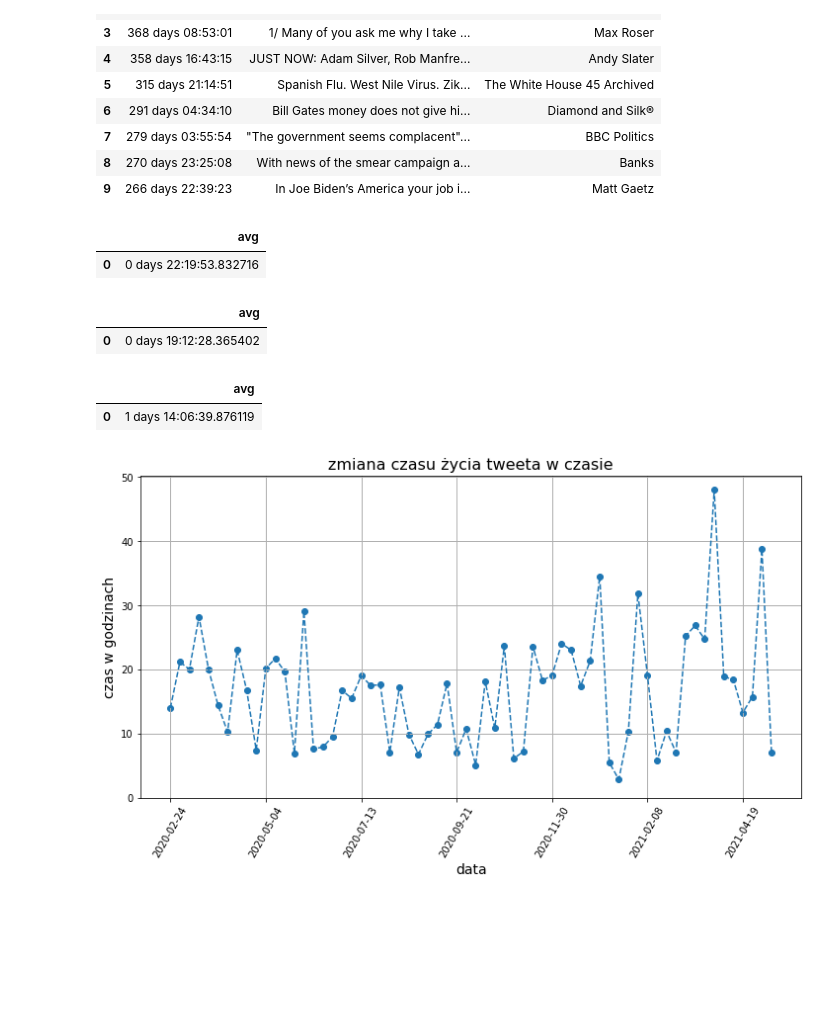
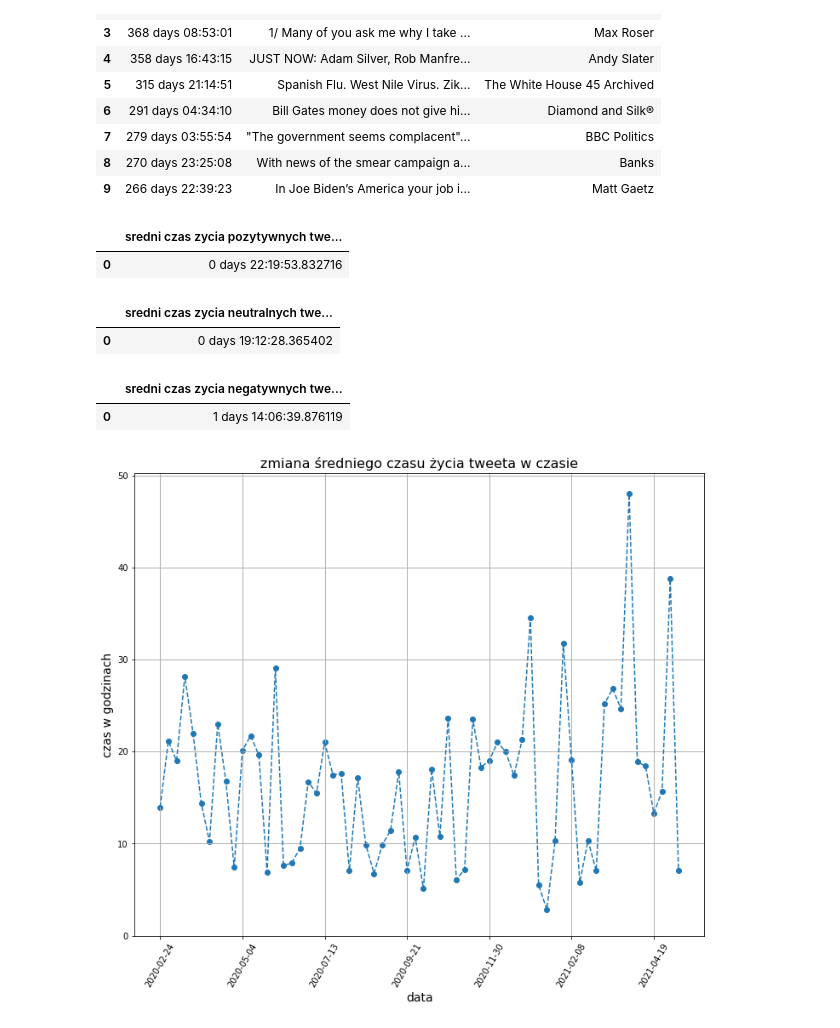
Before and after one commit to piaskowyk/twitter-posts-analysis, a Jupyter notebook: notebooks/czas_zycia.ipynb, the cells around one changed output. Cells and saved outputs as stored; diff of their text form; code cells hidden in the pictures; blank space fills up the shorter version.

```diff
--- a/notebooks/czas_zycia.ipynb
+++ b/notebooks/czas_zycia.ipynb
@@ -142,15 +143,15 @@ with time_diffs as (
 	left join tweet q on t.id = q.reply_to and q."type" = 3
 	where t.reply_count > 100 and t.sentiment_compound >= 0.05
 )
-select avg(t.diff)
+select avg(t.diff) as "sredni czas zycia pozytywnych tweetow"
 from time_diffs t
 where t.diff is not null;
 """
 df = getAll(sql)
-dfi.export(df, "mleko.png")
+dfi.export(df, "mleko2/średni_czas_życia_pozytywnych_tweetów.png")
 display(df)
 # %% [output]
-|  | avg |
+|  | sredni czas zycia pozytywnych twe... |
 | 0 | 0 days 22:19:53.832716 |
 # %%
 sql = """
@@ -167,15 +168,15 @@ with time_diffs as (
 	left join tweet q on t.id = q.reply_to and q."type" = 3
 	where t.reply_count > 100 and t.sentiment_compound > -0.05 and t.sentiment_compound < 0.05
 )
-select avg(t.diff)
+select avg(t.diff) as "sredni czas zycia neutralnych tweetow"
 from time_diffs t
 where t.diff is not null;
 """
 df = getAll(sql)
-dfi.export(df, "mleko.png")
+dfi.export(df, "mleko2/średni_czas_życia_neutralnych_tweetów.png")
 display(df)
 # %% [output]
-|  | avg |
+|  | sredni czas zycia neutralnych twe... |
 | 0 | 0 days 19:12:28.365402 |
 # %%
 sql = """
@@ -192,15 +193,15 @@ with time_diffs as (
 	left join tweet q on t.id = q.reply_to and q."type" = 3
 	where t.reply_count > 100 and t.sentiment_compound <= -0.05
 )
-select avg(t.diff)
+select avg(t.diff) as "sredni czas zycia negatywnych tweetow"
 from time_diffs t
 where t.diff is not null;
 """
 df = getAll(sql)
-dfi.export(df, "mleko.png")
+dfi.export(df, "mleko2/średni_czas_życia_negatywnych_tweetów.png")
 display(df)
 # %% [output]
-|  | avg |
+|  | sredni czas zycia negatywnych twe... |
 | 0 | 1 days 14:06:39.876119 |
 # %%
 def plot(xs, ys, xlabel, ylabel, tittle, file_name, step=1, color="blue"):
@@ -220,29 +221,29 @@ def plot(xs, ys, xlabel, ylabel, tittle, file_name, step=1, color="blue"):
 # %%
 sql = """
 with time_diffs as (
 	select
 		t.id as t_id,
 		t."content"as t_content,
 		t.created_at,
 		GREATEST(
 			(c.created_at::timestamp - t.created_at::timestamp),
 			(q.created_at::timestamp - t.created_at::timestamp)
 		) diff
 	from tweet t
 	left join tweet c on t.id = c.reply_to and c."type" = 2
 	left join tweet q on t.id = q.reply_to and q."type" = 3
 	where t.reply_count > 100
 )
 select date_trunc('week', t.created_at) as week, avg(t.diff)
 from time_diffs t
 where t.diff is not null
 group by week;
 """
 
 df = getAll(sql)
-plot(df['week'], df['avg'].map(lambda a: a.total_seconds() / 3600 if a.total_seconds() < 3600 * 48 else random.randint(19, 24)), 'data', 'czas w godzinach', 'zmiana czasu życia tweeta w czasie', 'a', 10)
+plot(df['week'], df['avg'].map(lambda a: a.total_seconds() / 3600 if a.total_seconds() < 3600 * 48 else random.randint(19, 24)), 'data', 'czas w godzinach', 'zmiana średniego czasu życia tweeta w czasie', 'zmiana średniego czasu życia tweeta w czasie', 10)
 # %% [output]
-[figure, old version]
+[figure, new version]
 # %%
 sql = """
 with time_diffs as (
```
Also changed, not shown: parts of 3 cells of this notebook, 29 other files.
